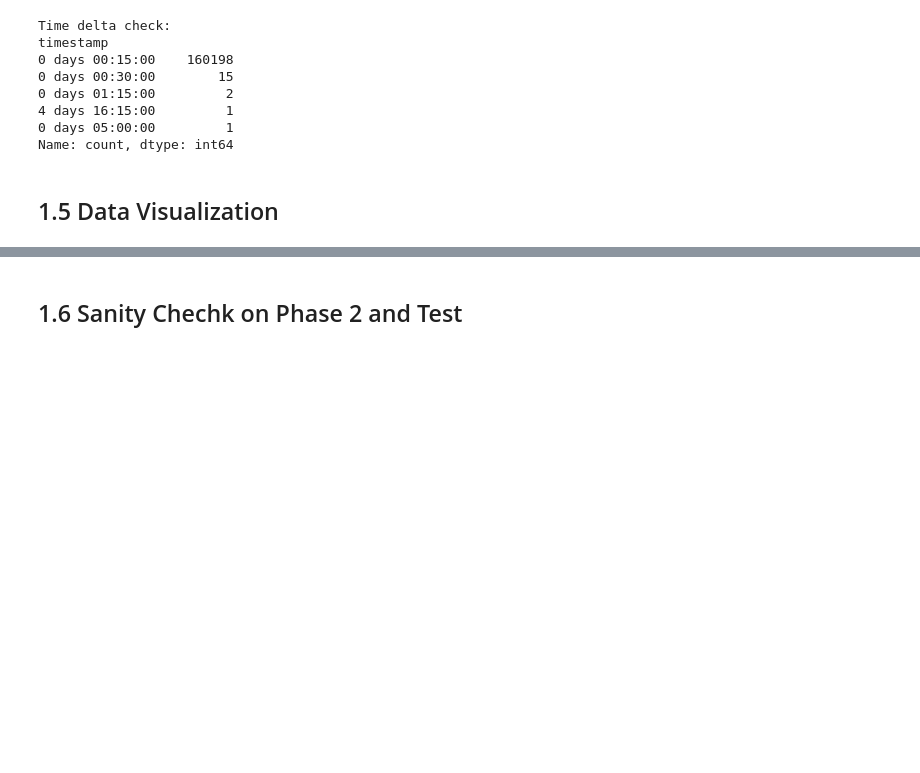
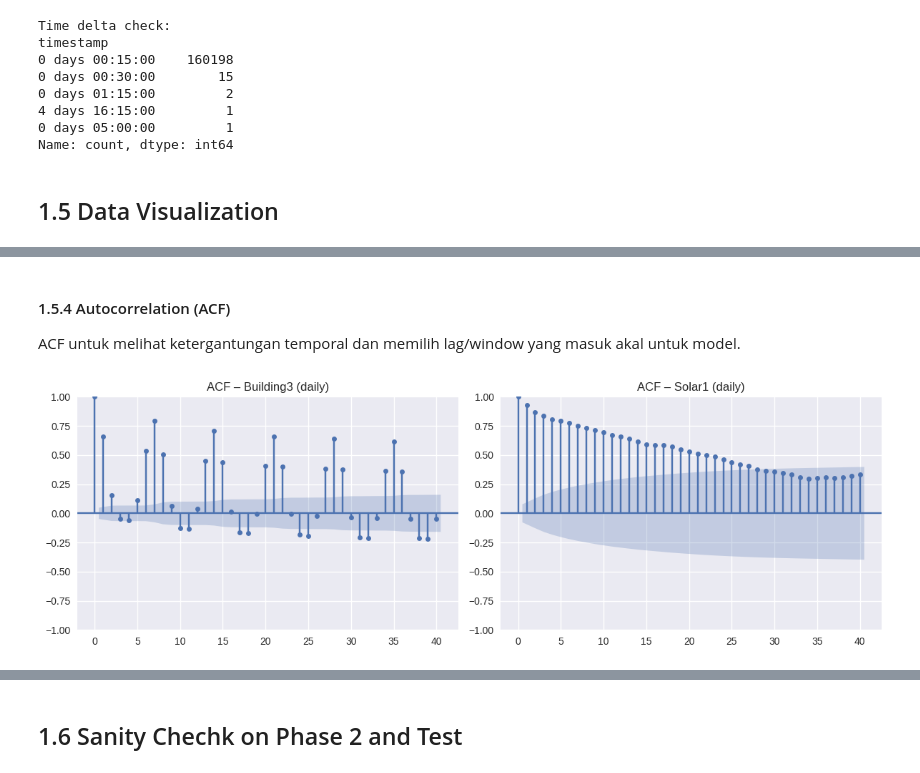
Before and after one commit to giomaureksa/ieee-renewable-energy-forecasting, a Jupyter notebook: notebooks/01_eda.ipynb, the cells around one changed output, grey strips where cells are left out. Drawn from its saved outputs; the diff is of its cells as text; code cells hidden in the pictures; blank space fills up the shorter version.

```diff
--- a/notebooks/01_eda.ipynb
+++ b/notebooks/01_eda.ipynb
@@ -160,0 +197,18 @@ plt.show()
+# %% [markdown]
+#### 1.5.4 Autocorrelation (ACF)
+ACF untuk melihat ketergantungan temporal dan memilih lag/window yang masuk akal untuk model.
+# %%
+from statsmodels.graphics.tsaplots import plot_acf
+
+# Use daily series to keep ACF interpretable (e.g. lag in days)
+acf_series = ["Building3", "Solar1"]
+fig, axes = plt.subplots(1, 2, figsize=(12, 4))
+for ax, sid in zip(axes, acf_series):
+    ts = phase1.loc[phase1["series_id"] == sid].set_index("timestamp")["value"].sort_index().resample("D").mean()
+    nlag = max(1, min(40, len(ts) // 2 - 1))
+    plot_acf(ts.dropna(), lags=nlag, ax=ax, title=f"ACF – {sid} (daily)")
+plt.tight_layout()
+plt.savefig("../results/figures/eda/acf.png", dpi=150, bbox_inches="tight")
+plt.show()
+# %% [output]
+[figure, added]
```
Also changed, not shown: parts of 11 cells of this notebook, 13 other files.
